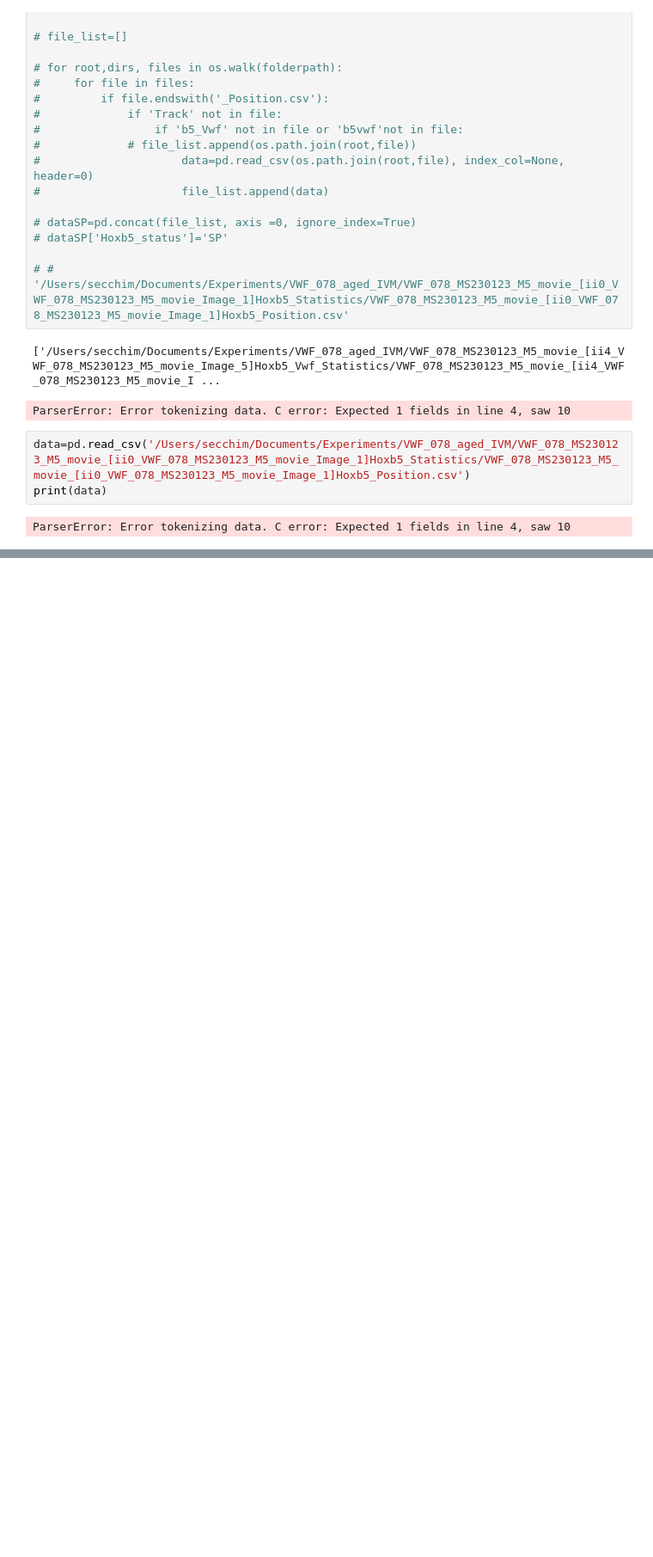
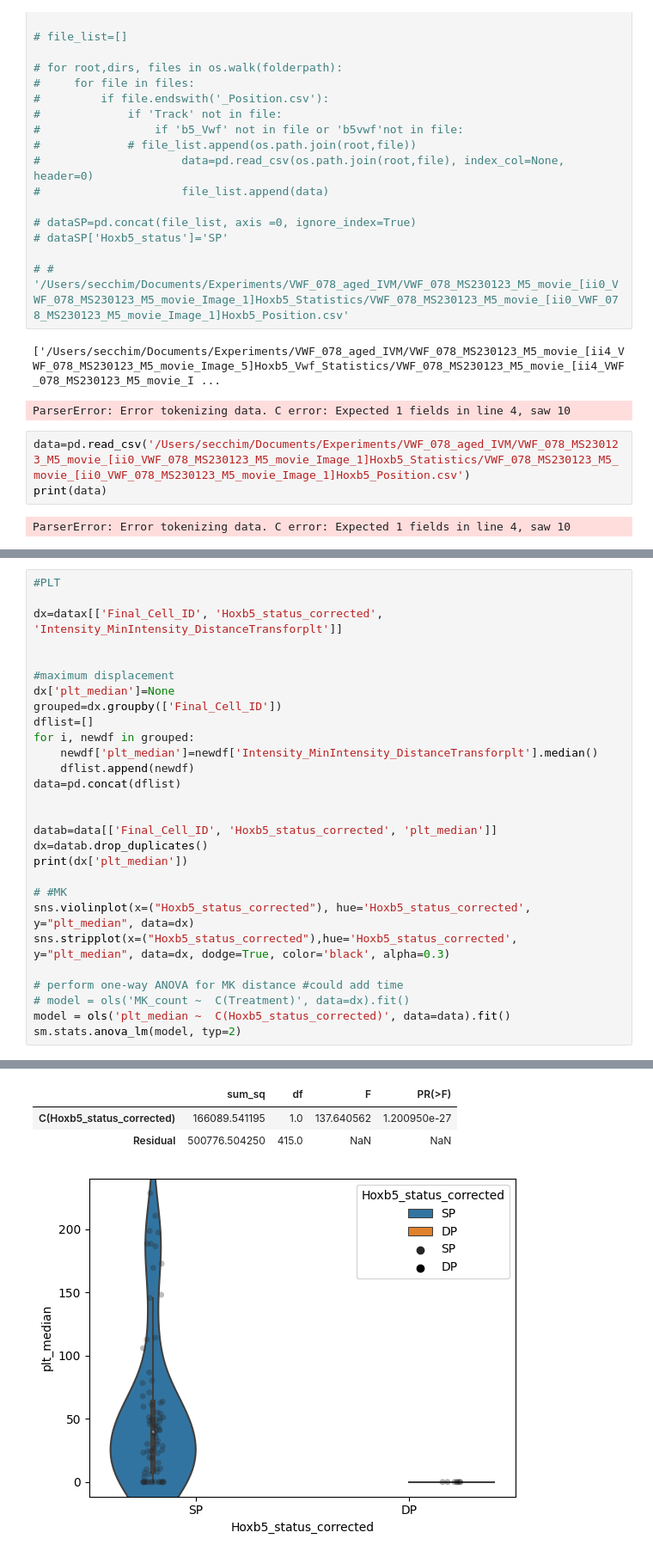
Before and after one commit to Mas515/Image_analysis, a Jupyter notebook: IVM_3D_trackplot_old.ipynb, the cells around one changed output, grey strips where cells are left out. Shown at 86% size. Drawn from its saved outputs; the diff is of its cells as text; blank space fills up the shorter version.

```diff
--- a/IVM_3D_trackplot_old.ipynb
+++ b/IVM_3D_trackplot_old.ipynb
@@ -1022,0 +1172,29 @@ ParserError: Error tokenizing data. C error: Expected 1 fields in line 4, saw 10
+# %%
+#PLT
+
+dx=datax[['Final_Cell_ID', 'Hoxb5_status_corrected', 'Intensity_MinIntensity_DistanceTransforplt']]
+
+
+#maximum displacement
+dx['plt_median']=None
+grouped=dx.groupby(['Final_Cell_ID'])
+dflist=[]
+for i, newdf in grouped:
+    newdf['plt_median']=newdf['Intensity_MinIntensity_DistanceTransforplt'].median()
+    dflist.append(newdf)
+data=pd.concat(dflist)
+
+
+datab=data[['Final_Cell_ID', 'Hoxb5_status_corrected', 'plt_median']]
+dx=datab.drop_duplicates()
+print(dx['plt_median'])
+
+# #MK
+sns.violinplot(x=("Hoxb5_status_corrected"), hue='Hoxb5_status_corrected', y="plt_median", data=dx)
+sns.stripplot(x=("Hoxb5_status_corrected"),hue='Hoxb5_status_corrected', y="plt_median", data=dx, dodge=True, color='black', alpha=0.3)
+
+# perform one-way ANOVA for MK distance #could add time
+# model = ols('MK_count ~  C(Treatment)', data=dx).fit()
+model = ols('plt_median ~  C(Hoxb5_status_corrected)', data=data).fit()
+sm.stats.anova_lm(model, typ=2)
+# %% [output]
@@ -1022,0 +1218,4 @@ ParserError: Error tokenizing data. C error: Expected 1 fields in line 4, saw 10
+|  | sum_sq | df | F | PR(>F) |
+| C(Hoxb5_status_corrected) | 166089.541195 | 1.0 | 137.640562 | 1.200950e-27 |
+| Residual | 500776.504250 | 415.0 | NaN | NaN |
+[figure, added]
```
Also changed, not shown: parts of 20 cells of this notebook.
